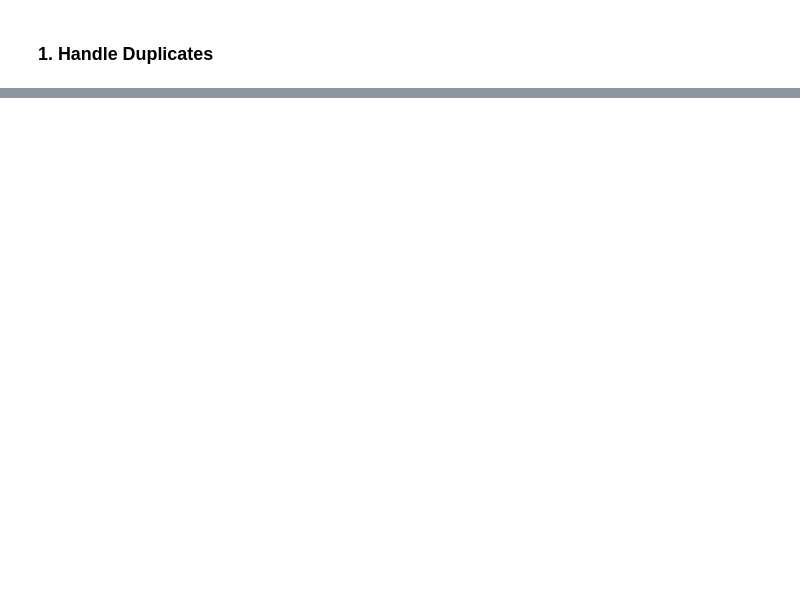
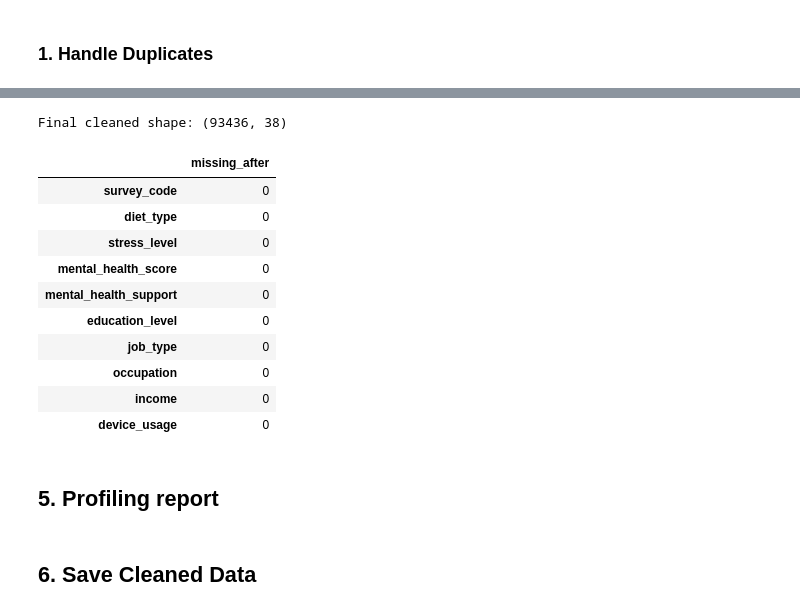
Before and after one commit to Wei-Liu-1161456/1161456, a Jupyter notebook: data_processing.ipynb, the cells around one changed output, grey strips where cells are left out. Drawn from its saved outputs; the diff is of its cells as text; code cells hidden in the pictures; blank space fills up the shorter version.

```diff
--- a/data_processing.ipynb
+++ b/data_processing.ipynb
@@ -125,0 +218,4 @@ KeyError: Index(['ADDRESS', 'FLOOR_AREA'], dtype='object')
+# %%
+# Drop constant columns.
+df = df.drop(columns=constant_cols)  # New frame.
+df.shape
@@ -125,0 +494,34 @@ KeyError: Index(['ADDRESS', 'FLOOR_AREA'], dtype='object')
+# %%
+# Scan Z-Score columns for outliers
+zscore_outlier_columns = []
+print('=== Z-Score Method Scanning ===')
+for col in zscore_columns:
+    z_scores = np.abs(stats.zscore(df_after_mv[col].dropna()))
+    outlier_count = (z_scores > 3).sum()
+    outlier_rate = outlier_count / len(df_after_mv)
+    print(f'{col}: {outlier_count} outliers ({outlier_rate:.2%})')
+    if outlier_count > 0:
+        zscore_outlier_columns.append(col)
+
+print(f'\nZ-Score columns with outliers: {zscore_outlier_columns}')
+
+# Scan IQR columns for outliers
+iqr_outlier_columns = []
+print('\n=== IQR Method Scanning ===')
+for col in iqr_columns:
+    lower, upper = find_outliers_IQR_method(df_after_mv, col)
+    outlier_mask = (df_after_mv[col] < lower) | (df_after_mv[col] > upper)
+    outlier_count = outlier_mask.sum()
+    outlier_rate = outlier_count / len(df_after_mv)
+    print(f'{col}: {outlier_count} outliers ({outlier_rate:.2%})')
+    if outlier_count > 0:
+        iqr_outlier_columns.append(col)
+
+print(f'\nIQR columns with outliers: {iqr_outlier_columns}')
+
+# Summary
+all_outlier_columns = zscore_outlier_columns + iqr_outlier_columns
+print(f'\n=== Summary ===')
+print(f'Total columns with outliers: {len(all_outlier_columns)}')
+print(f'Z-Score outlier columns: {len(zscore_outlier_columns)}')
+print(f'IQR outlier columns: {len(iqr_outlier_columns)}')
@@ -125,0 +665,22 @@ KeyError: Index(['ADDRESS', 'FLOOR_AREA'], dtype='object')
+# %%
+# Final cleaned dataset
+df_out = df_after_outliers.copy()
+print('Final cleaned shape:', df_out.shape)
+
+# Quick validation check
+df_out.isna().sum().sort_values(ascending=False).head(10).to_frame('missing_after')
+# %% [output]
+Final cleaned shape: (93436, 38)
+|  | missing_after |
+| survey_code | 0 |
+| diet_type | 0 |
+| stress_level | 0 |
+| mental_health_score | 0 |
+| mental_health_support | 0 |
+| education_level | 0 |
+| job_type | 0 |
+| occupation | 0 |
+| income | 0 |
+| device_usage | 0 |
+# %% [markdown]
+## 5. Profiling report
@@ -125,0 +692,2 @@ KeyError: Index(['ADDRESS', 'FLOOR_AREA'], dtype='object')
+# %% [markdown]
+## 6. Save Cleaned Data
```
Also changed, not shown: parts of 45 cells of this notebook, 1 other file.
